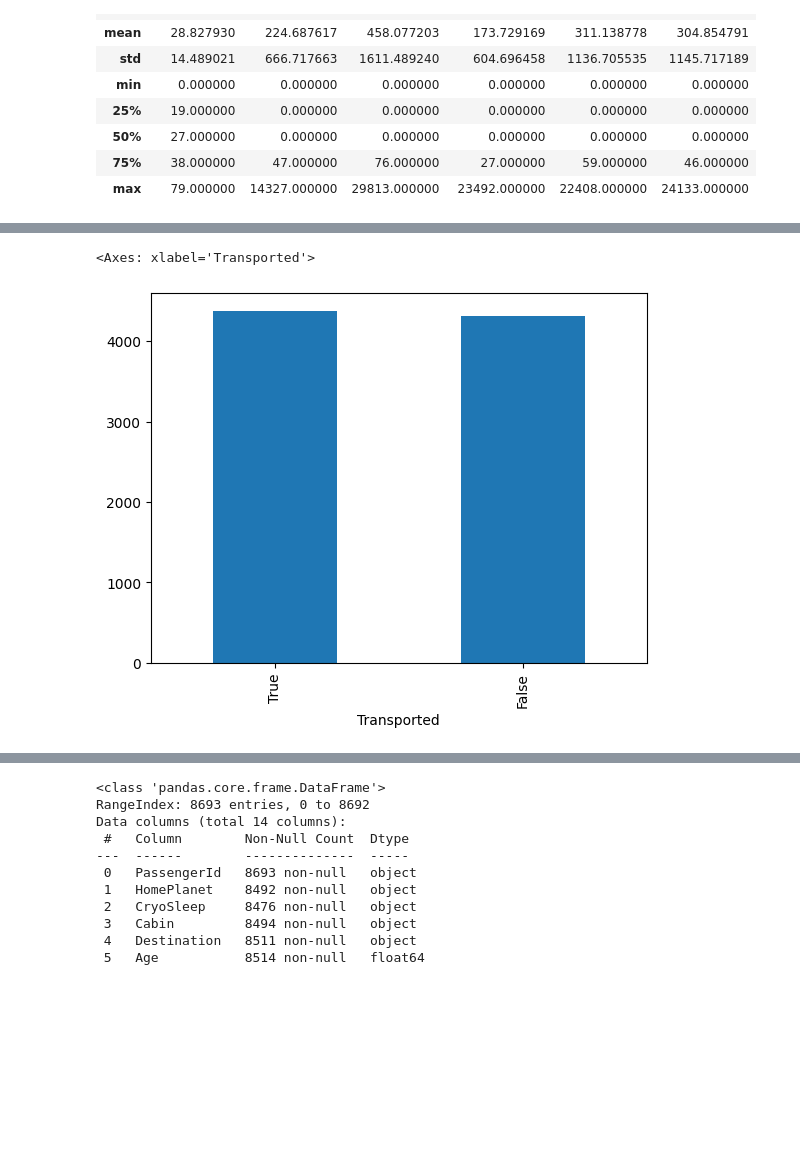
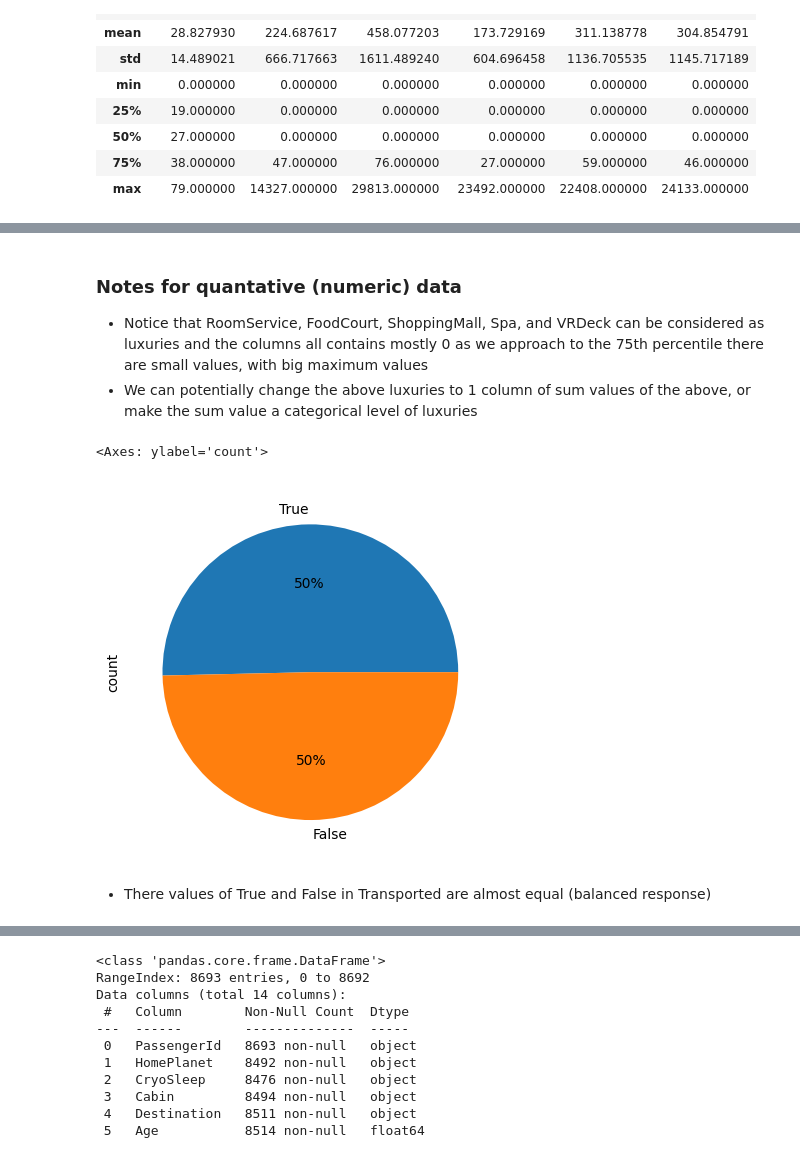
Before and after one commit to Iam88Justin/Spaceship_Titanic, a Jupyter notebook: code.ipynb, the cells around one changed output, grey strips where cells are left out. Saved outputs shown, nothing was run; the diff lists cells and outputs as text; code cells hidden in the pictures; blank space fills up the shorter version.

```diff
--- a/code.ipynb
+++ b/code.ipynb
@@ -78,0 +59,2 @@ memory usage: 891.5+ KB
+# %%
+train_df = dataset_train.copy()
@@ -79,6 +91,13 @@ memory usage: 891.5+ KB
+# %% [markdown]
+### Notes for quantative (numeric) data
+
+* Notice that RoomService, FoodCourt, ShoppingMall, Spa, and VRDeck can be considered as luxuries and the columns all contains mostly 0 as we approach to the 75th percentile there are small values, with big maximum values
+* We can potentially change the above luxuries to 1 column of sum values of the above, or make the sum value a categorical level of luxuries
 # %%
-plot_df = dataset_train.Transported.value_counts()
-plot_df.plot(kind="bar")
+plot_df = train_df.Transported.value_counts()
+plot_df.plot(kind="pie", autopct='%.0f%%')
 # %% [output]
-<Axes: xlabel='Transported'>
+<Axes: ylabel='count'>
-[figure, old version]
+[figure, new version]
+# %% [markdown]
+* There values of True and False in Transported are almost equal (balanced response)
```
Also changed, not shown: parts of 14 cells of this notebook, 1 other file.
